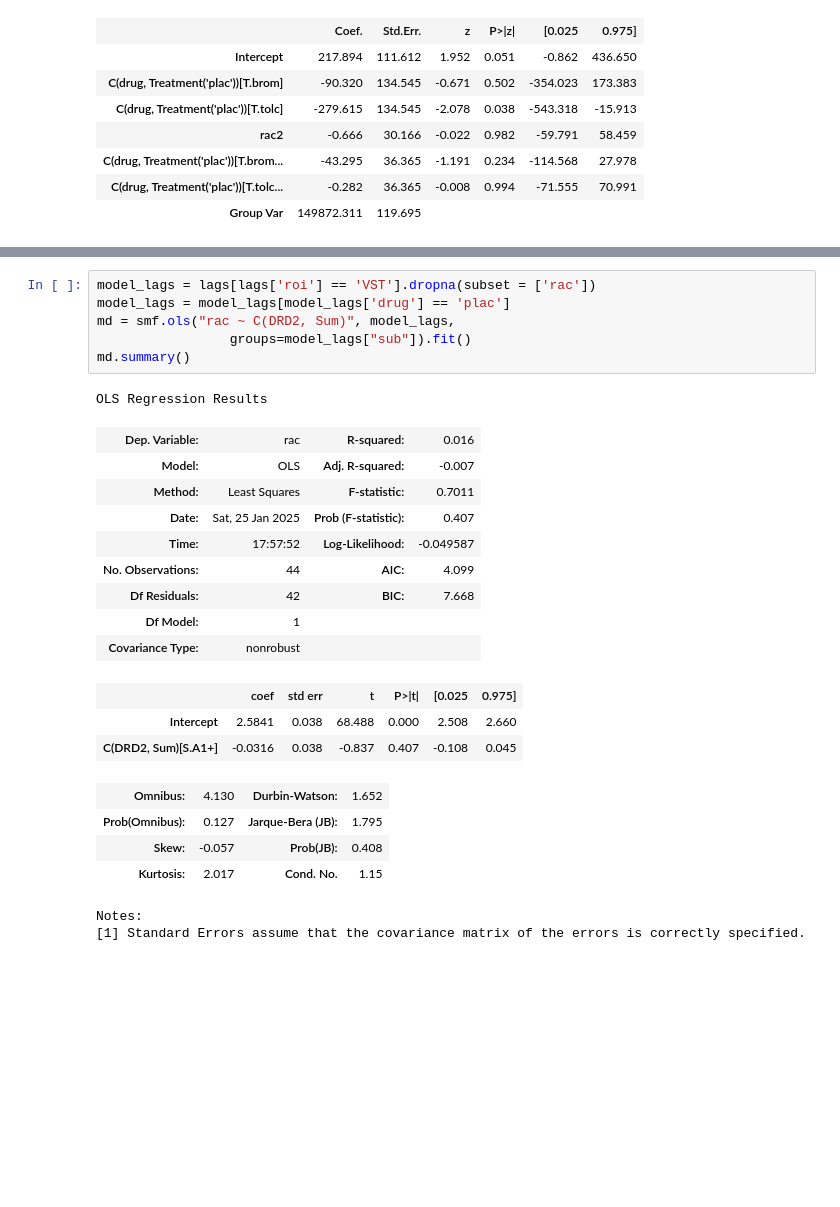
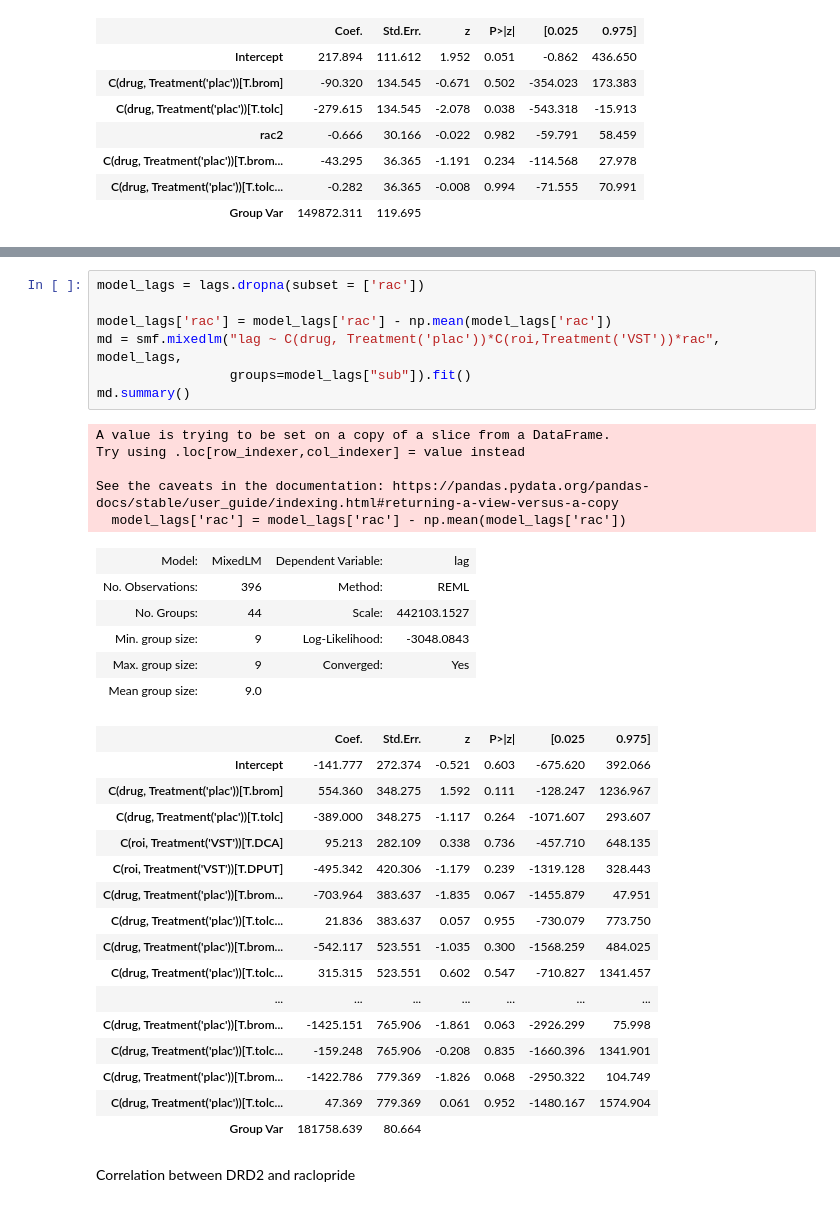
Before and after one commit to iancballard/hemodynamic_latency, a Jupyter notebook: fig3_paper.ipynb, the cells around one changed output, grey strips where cells are left out. Drawn from its saved outputs; the diff is of its cells as text; blank space fills up the shorter version.

```diff
--- a/fig3_paper.ipynb
+++ b/fig3_paper.ipynb
@@ -700,26 +799,37 @@ md.summary()
-# %%
-model_lags = lags[lags['roi'] == 'VST'].dropna(subset = ['rac'])
-model_lags = model_lags[model_lags['drug'] == 'plac']
-md = smf.ols("rac ~ C(DRD2, Sum)", model_lags,
-                 groups=model_lags["sub"]).fit()
-md.summary()
-# %% [output]
-OLS Regression Results
-| Dep. Variable: | rac | R-squared: | 0.016 |
-| Model: | OLS | Adj. R-squared: | -0.007 |
-| Method: | Least Squares | F-statistic: | 0.7011 |
-| Date: | Sat, 25 Jan 2025 | Prob (F-statistic): | 0.407 |
-| Time: | 17:57:52 | Log-Likelihood: | -0.049587 |
-| No. Observations: | 44 | AIC: | 4.099 |
-| Df Residuals: | 42 | BIC: | 7.668 |
-| Df Model: | 1 |  |  |
-| Covariance Type: | nonrobust |  |  |
-|  | coef | std err | t | P>|t| | [0.025 | 0.975] |
-| Intercept | 2.5841 | 0.038 | 68.488 | 0.000 | 2.508 | 2.660 |
-| C(DRD2, Sum)[S.A1+] | -0.0316 | 0.038 | -0.837 | 0.407 | -0.108 | 0.045 |
-| Omnibus: | 4.130 | Durbin-Watson: | 1.652 |
-| Prob(Omnibus): | 0.127 | Jarque-Bera (JB): | 1.795 |
-| Skew: | -0.057 | Prob(JB): | 0.408 |
-| Kurtosis: | 2.017 | Cond. No. | 1.15 |
-Notes:
-[1] Standard Errors assume that the covariance matrix of the errors is correctly specified.
+# %%
+model_lags = lags.dropna(subset = ['rac'])
+
+model_lags['rac'] = model_lags['rac'] - np.mean(model_lags['rac'])
+md = smf.mixedlm("lag ~ C(drug, Treatment('plac'))*C(roi,Treatment('VST'))*rac", model_lags,
+                 groups=model_lags["sub"]).fit()
+md.summary()
+# %% [output]
+A value is trying to be set on a copy of a slice from a DataFrame.
+Try using .loc[row_indexer,col_indexer] = value instead
+
+See the caveats in the documentation: https://pandas.pydata.org/pandas-docs/stable/user_guide/indexing.html#returning-a-view-versus-a-copy
+  model_lags['rac'] = model_lags['rac'] - np.mean(model_lags['rac'])
+| Model: | MixedLM | Dependent Variable: | lag |
+| No. Observations: | 396 | Method: | REML |
+| No. Groups: | 44 | Scale: | 442103.1527 |
+| Min. group size: | 9 | Log-Likelihood: | -3048.0843 |
+| Max. group size: | 9 | Converged: | Yes |
+| Mean group size: | 9.0 |  |  |
+|  | Coef. | Std.Err. | z | P>|z| | [0.025 | 0.975] |
+| Intercept | -141.777 | 272.374 | -0.521 | 0.603 | -675.620 | 392.066 |
+| C(drug, Treatment('plac'))[T.brom] | 554.360 | 348.275 | 1.592 | 0.111 | -128.247 | 1236.967 |
+| C(drug, Treatment('plac'))[T.tolc] | -389.000 | 348.275 | -1.117 | 0.264 | -1071.607 | 293.607 |
+| C(roi, Treatment('VST'))[T.DCA] | 95.213 | 282.109 | 0.338 | 0.736 | -457.710 | 648.135 |
+| C(roi, Treatment('VST'))[T.DPUT] | -495.342 | 420.306 | -1.179 | 0.239 | -1319.128 | 328.443 |
+| C(drug, Treatment('plac'))[T.brom... | -703.964 | 383.637 | -1.835 | 0.067 | -1455.879 | 47.951 |
+| C(drug, Treatment('plac'))[T.tolc... | 21.836 | 383.637 | 0.057 | 0.955 | -730.079 | 773.750 |
+| C(drug, Treatment('plac'))[T.brom... | -542.117 | 523.551 | -1.035 | 0.300 | -1568.259 | 484.025 |
+| C(drug, Treatment('plac'))[T.tolc... | 315.315 | 523.551 | 0.602 | 0.547 | -710.827 | 1341.457 |
+| ... | ... | ... | ... | ... | ... | ... |
+| C(drug, Treatment('plac'))[T.brom... | -1425.151 | 765.906 | -1.861 | 0.063 | -2926.299 | 75.998 |
+| C(drug, Treatment('plac'))[T.tolc... | -159.248 | 765.906 | -0.208 | 0.835 | -1660.396 | 1341.901 |
+| C(drug, Treatment('plac'))[T.brom... | -1422.786 | 779.369 | -1.826 | 0.068 | -2950.322 | 104.749 |
+| C(drug, Treatment('plac'))[T.tolc... | 47.369 | 779.369 | 0.061 | 0.952 | -1480.167 | 1574.904 |
+| Group Var | 181758.639 | 80.664 |  |  |  |  |
+# %% [markdown]
+Correlation between DRD2 and raclopride
```
Also changed, not shown: parts of 18 cells of this notebook, 3 other files.
